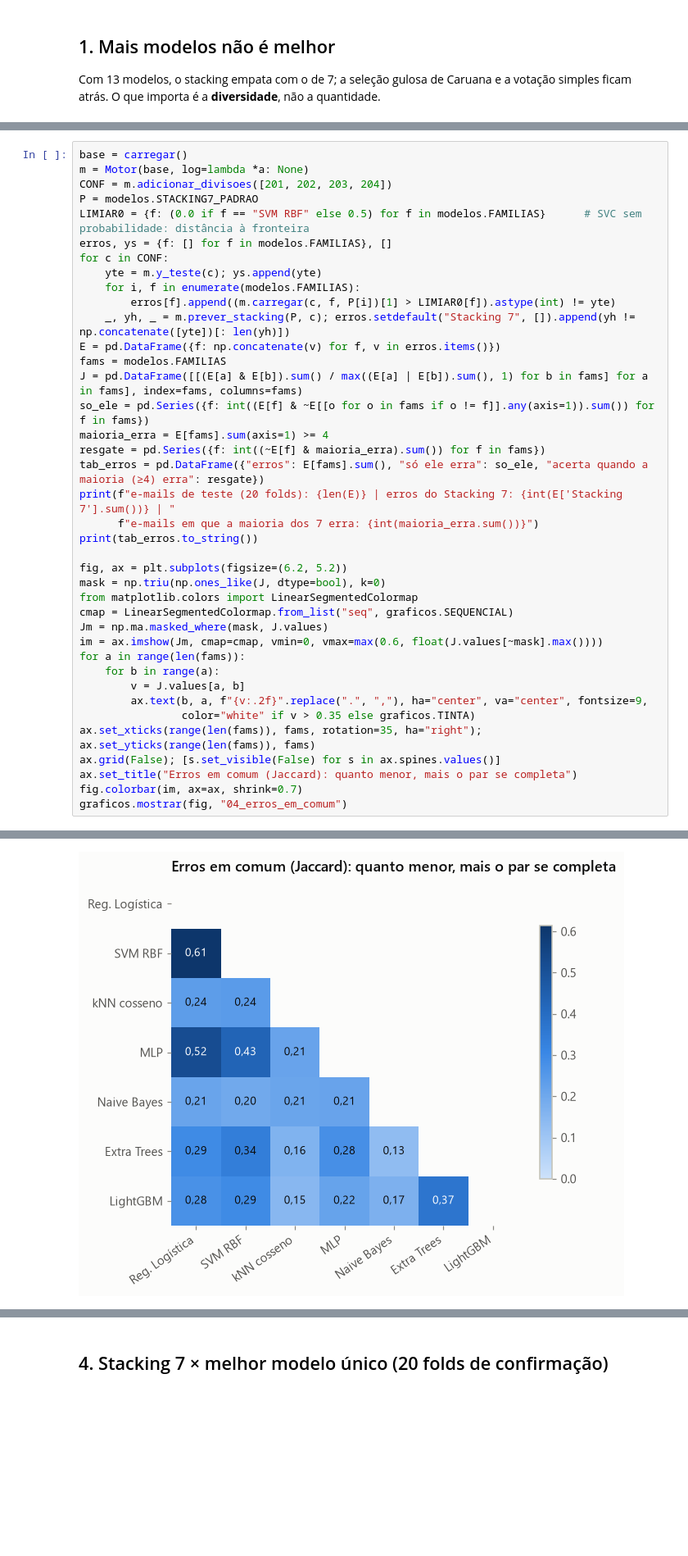
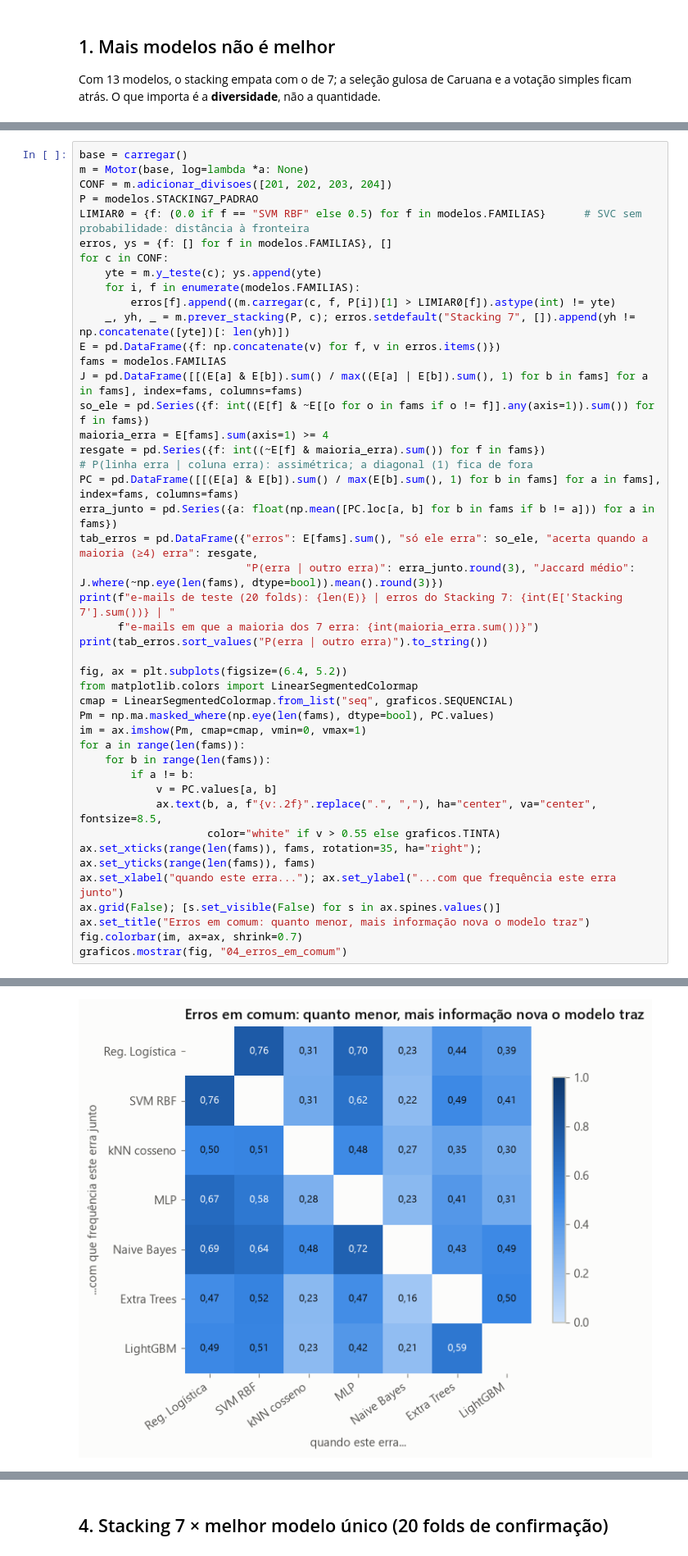
Before and after one commit to felipe44776-eseg/filtro-spam-stacking-enron, a Jupyter notebook: notebooks/04_stacking.ipynb, the cells around one changed output, grey strips where cells are left out. Shown at 82% size. Drawn from its saved outputs; the diff is of its cells as text; blank space fills up the shorter version.

```diff
--- a/notebooks/04_stacking.ipynb
+++ b/notebooks/04_stacking.ipynb
@@ -105,25 +109,30 @@ J = pd.DataFrame([[(E[a] & E[b]).sum() / max((E[a] | E[b]).sum(), 1) for b in fa
 so_ele = pd.Series({f: int((E[f] & ~E[[o for o in fams if o != f]].any(axis=1)).sum()) for f in fams})
 maioria_erra = E[fams].sum(axis=1) >= 4
 resgate = pd.Series({f: int((~E[f] & maioria_erra).sum()) for f in fams})
-tab_erros = pd.DataFrame({"erros": E[fams].sum(), "só ele erra": so_ele, "acerta quando a maioria (≥4) erra": resgate})
+# P(linha erra | coluna erra): assimétrica; a diagonal (1) fica de fora
+PC = pd.DataFrame([[(E[a] & E[b]).sum() / max(E[b].sum(), 1) for b in fams] for a in fams], index=fams, columns=fams)
+erra_junto = pd.Series({a: float(np.mean([PC.loc[a, b] for b in fams if b != a])) for a in fams})
+tab_erros = pd.DataFrame({"erros": E[fams].sum(), "só ele erra": so_ele, "acerta quando a maioria (≥4) erra": resgate,
+                          "P(erra | outro erra)": erra_junto.round(3), "Jaccard médio": J.where(~np.eye(len(fams), dtype=bool)).mean().round(3)})
 print(f"e-mails de teste (20 folds): {len(E)} | erros do Stacking 7: {int(E['Stacking 7'].sum())} | "
       f"e-mails em que a maioria dos 7 erra: {int(maioria_erra.sum())}")
-print(tab_erros.to_string())
+print(tab_erros.sort_values("P(erra | outro erra)").to_string())
 
-fig, ax = plt.subplots(figsize=(6.2, 5.2))
-mask = np.triu(np.ones_like(J, dtype=bool), k=0)
+fig, ax = plt.subplots(figsize=(6.4, 5.2))
 from matplotlib.colors import LinearSegmentedColormap
 cmap = LinearSegmentedColormap.from_list("seq", graficos.SEQUENCIAL)
-Jm = np.ma.masked_where(mask, J.values)
-im = ax.imshow(Jm, cmap=cmap, vmin=0, vmax=max(0.6, float(J.values[~mask].max())))
+Pm = np.ma.masked_where(np.eye(len(fams), dtype=bool), PC.values)
+im = ax.imshow(Pm, cmap=cmap, vmin=0, vmax=1)
 for a in range(len(fams)):
-    for b in range(a):
-        v = J.values[a, b]
-        ax.text(b, a, f"{v:.2f}".replace(".", ","), ha="center", va="center", fontsize=9,
-                color="white" if v > 0.35 else graficos.TINTA)
+    for b in range(len(fams)):
+        if a != b:
+            v = PC.values[a, b]
+            ax.text(b, a, f"{v:.2f}".replace(".", ","), ha="center", va="center", fontsize=8.5,
+                    color="white" if v > 0.55 else graficos.TINTA)
 ax.set_xticks(range(len(fams)), fams, rotation=35, ha="right"); ax.set_yticks(range(len(fams)), fams)
+ax.set_xlabel("quando este erra..."); ax.set_ylabel("...com que frequência este erra junto")
 ax.grid(False); [s.set_visible(False) for s in ax.spines.values()]
-ax.set_title("Erros em comum (Jaccard): quanto menor, mais o par se completa")
+ax.set_title("Erros em comum: quanto menor, mais informação nova o modelo traz")
 fig.colorbar(im, ax=ax, shrink=0.7)
 graficos.mostrar(fig, "04_erros_em_comum")
 # %% [output]
@@ -139,3 +148,3 @@ LightGBM          402           98                                 97
-[figure, old version]
+[figure, new version]
 # %% [markdown]
 ## 3. Quanto o meta-modelo confia em cada um
```
Also changed, not shown: parts of 8 cells of this notebook, 25 other files.
